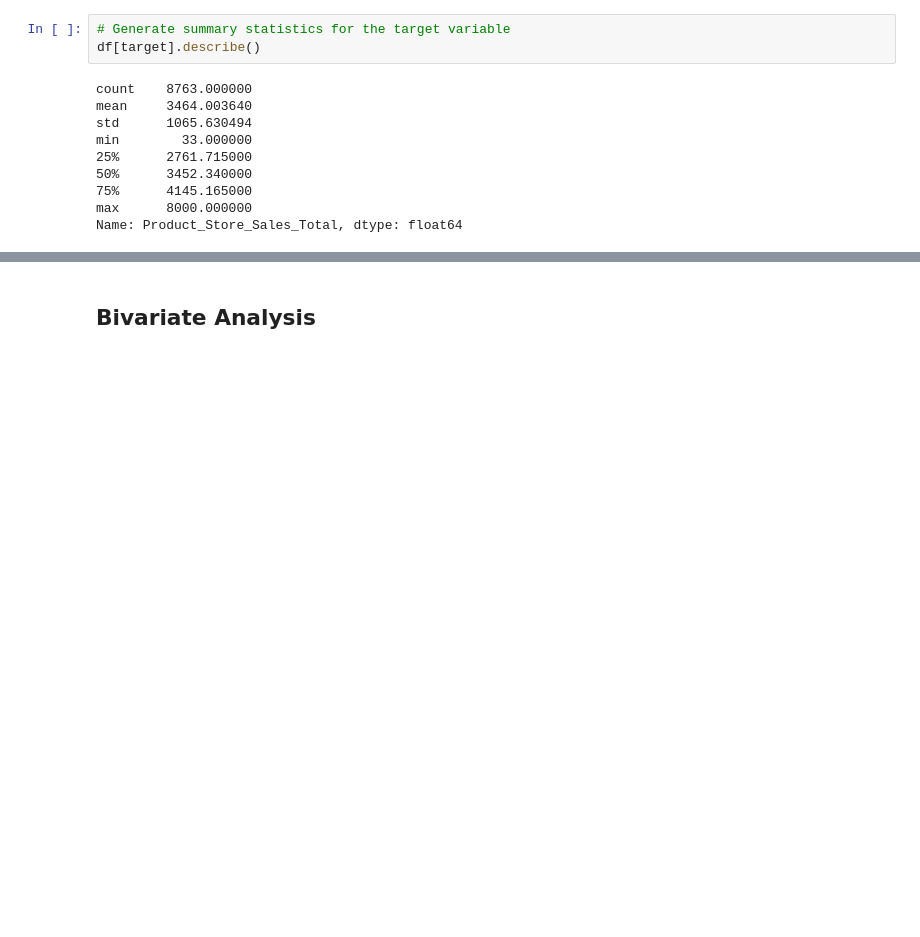
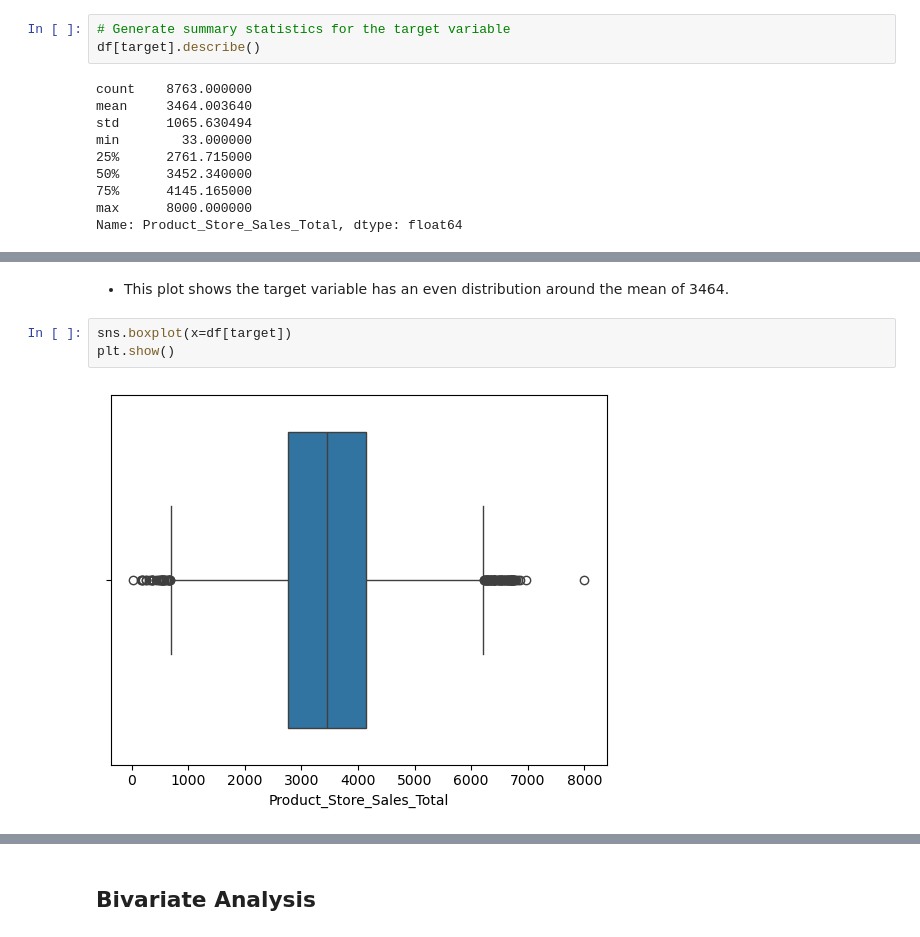
Before and after one commit to apgt60/vscode-python-test, a Jupyter notebook: project07/Full_Code_SuperKart_Model_Deployment_Notebook_[Updated].ipynb, the cells around one changed output, grey strips where cells are left out. Saved outputs shown, nothing was run; the diff lists cells and outputs as text; blank space fills up the shorter version.

```diff
--- a/project07/Full_Code_SuperKart_Model_Deployment_Notebook_[Updated].ipynb
+++ b/project07/Full_Code_SuperKart_Model_Deployment_Notebook_[Updated].ipynb
@@ -359,0 +343,7 @@ sns.histplot(df[target]);
+# %% [markdown]
+* This plot shows the target variable has an even distribution around the mean of 3464.
+# %%
+sns.boxplot(x=df[target])
+plt.show()
+# %% [output]
+[figure, added]
```
Also changed, not shown: parts of 23 cells of this notebook.
